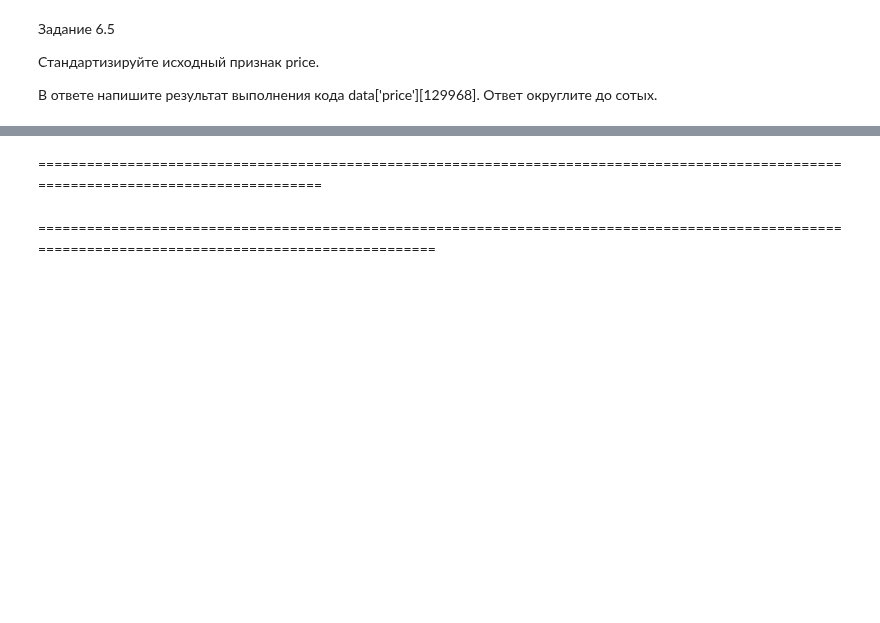
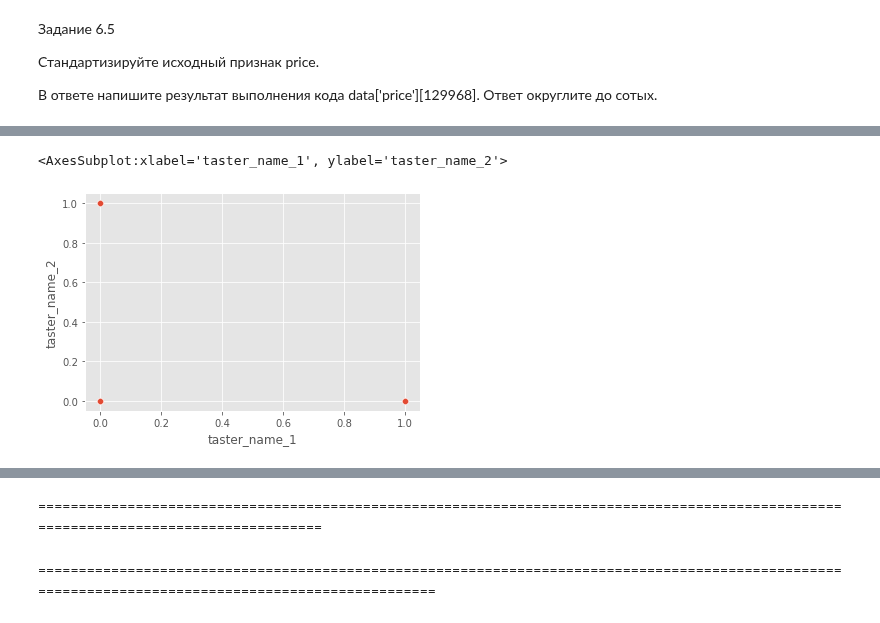
Before and after one commit to FreeRadical1320/sf_data_science, a Jupyter notebook: practice/EDA_3.ipynb, the cells around one changed output, grey strips where cells are left out. Drawn from its saved outputs; the diff is of its cells as text; code cells hidden in the pictures; blank space fills up the shorter version.

```diff
--- a/practice/EDA_3.ipynb
+++ b/practice/EDA_3.ipynb
@@ -295,0 +311,5 @@ array([-0.13551812])
+# %%
+sns.scatterplot(data=df, x="taster_name_1", y="taster_name_2")
+# %% [output]
+<AxesSubplot:xlabel='taster_name_1', ylabel='taster_name_2'>
+[figure, added]
```
Also changed, not shown: parts of 19 cells of this notebook, 1 other file.
